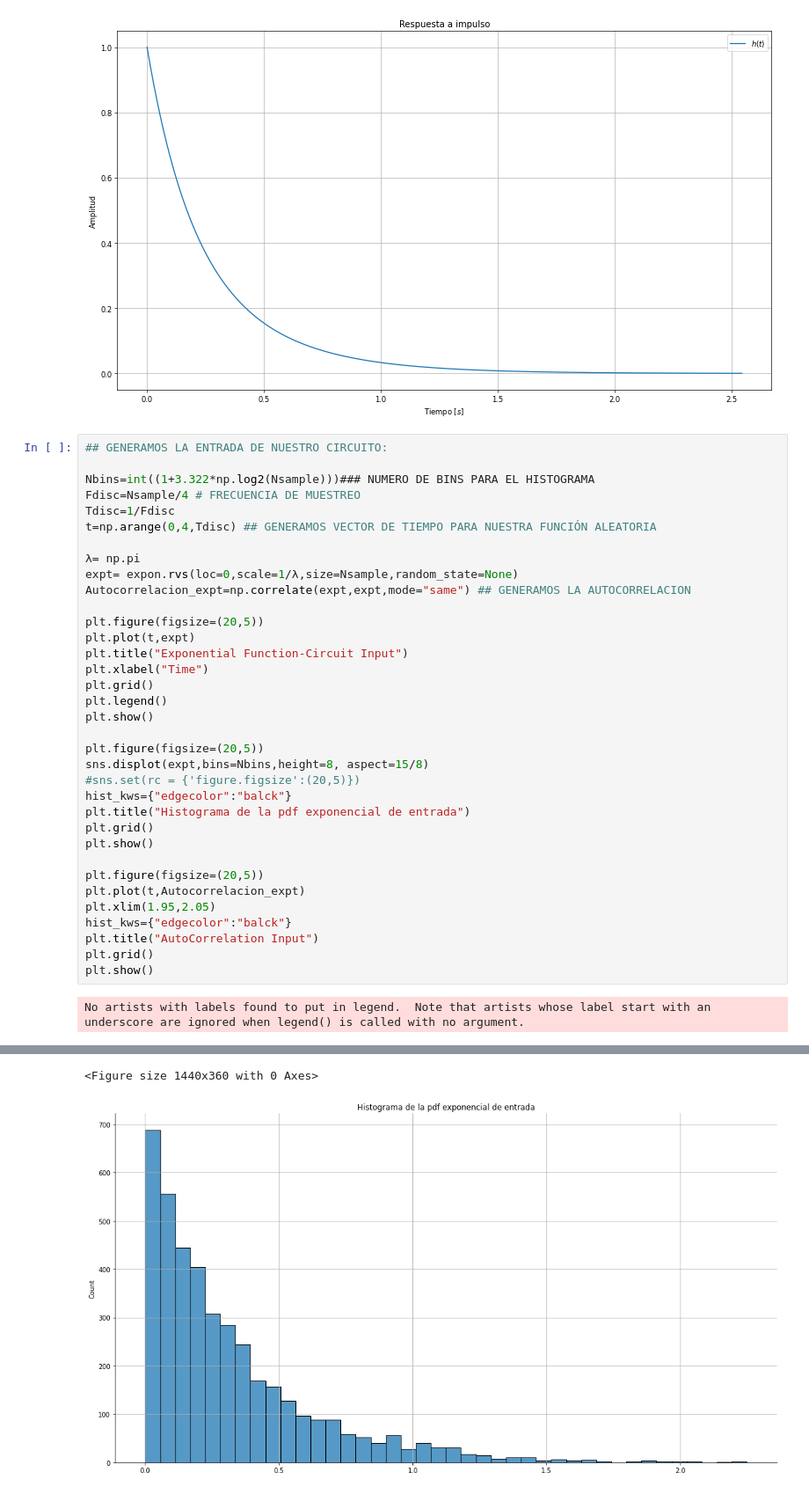
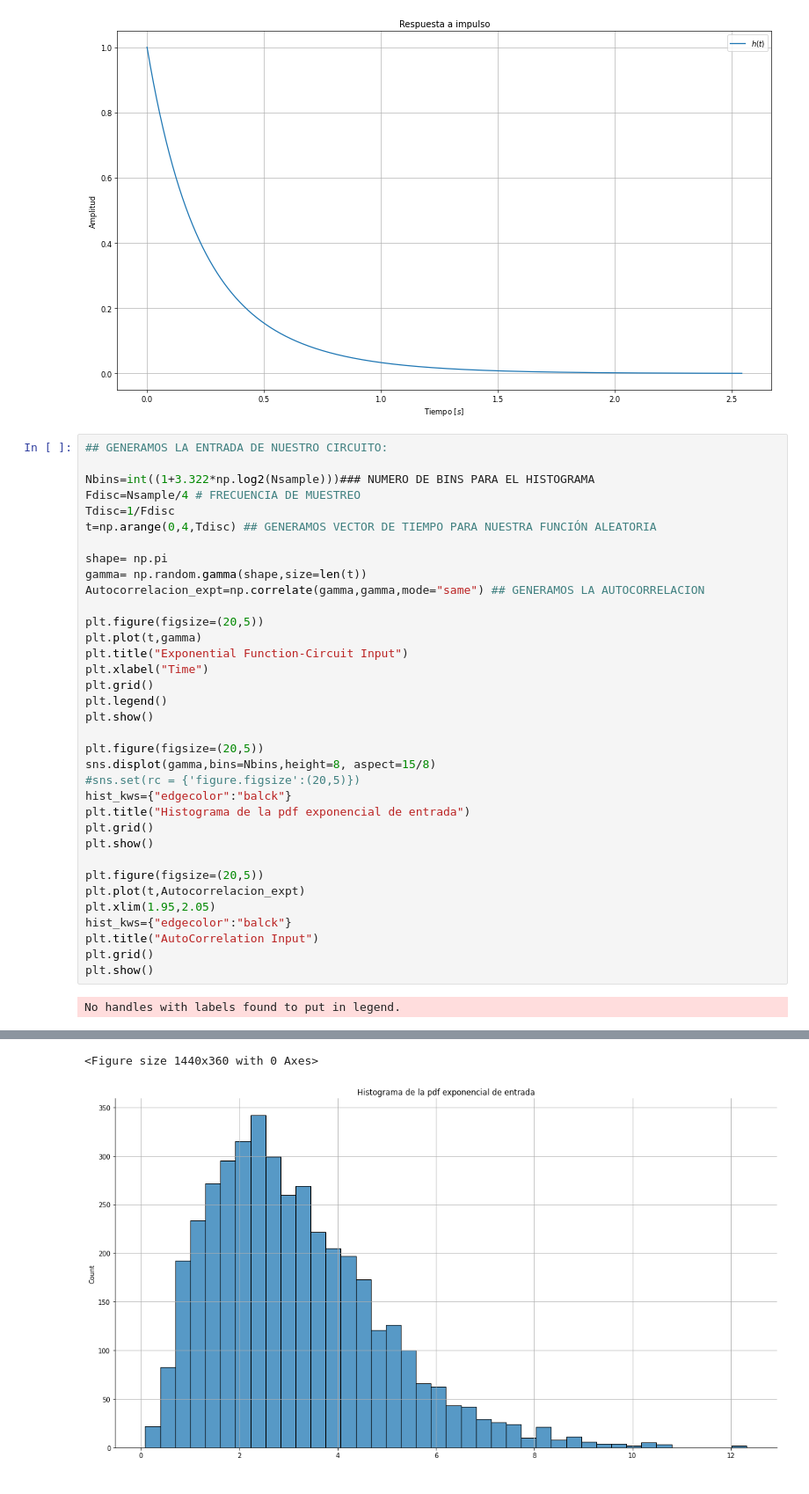
Before and after one commit to deathperminut/Teoria_Se-ales, a Jupyter notebook: Cuadernillos_ipynb_señales/Circuito_Redes.ipynb, the cells around one changed output, grey strips where cells are left out. Shown at 88% size. Saved outputs shown, nothing was run; the diff lists cells and outputs as text.

```diff
--- a/Cuadernillos_ipynb_señales/Circuito_Redes.ipynb
+++ b/Cuadernillos_ipynb_señales/Circuito_Redes.ipynb
@@ -123,12 +132,12 @@ Fdisc=Nsample/4 # FRECUENCIA DE MUESTREO
 Tdisc=1/Fdisc
 t=np.arange(0,4,Tdisc) ## GENERAMOS VECTOR DE TIEMPO PARA NUESTRA FUNCIÓN ALEATORIA
 
-λ= np.pi
-expt= expon.rvs(loc=0,scale=1/λ,size=Nsample,random_state=None)
-Autocorrelacion_expt=np.correlate(expt,expt,mode="same") ## GENERAMOS LA AUTOCORRELACION
+shape= np.pi
+gamma= np.random.gamma(shape,size=len(t))
+Autocorrelacion_expt=np.correlate(gamma,gamma,mode="same") ## GENERAMOS LA AUTOCORRELACION
 
 plt.figure(figsize=(20,5))
-plt.plot(t,expt)
+plt.plot(t,gamma)
 plt.title("Exponential Function-Circuit Input")
 plt.xlabel("Time")
 plt.grid()
@@ -136,7 +145,7 @@ plt.legend()
 plt.show()
 
 plt.figure(figsize=(20,5))
-sns.displot(expt,bins=Nbins,height=8, aspect=15/8)
+sns.displot(gamma,bins=Nbins,height=8, aspect=15/8)
 #sns.set(rc = {'figure.figsize':(20,5)})
 hist_kws={"edgecolor":"balck"}
 plt.title("Histograma de la pdf exponencial de entrada")
@@ -151,4 +160,4 @@ plt.title("AutoCorrelation Input")
 plt.grid()
 plt.show()
 # %% [output]
-No artists with labels found to put in legend.  Note that artists whose label start with an underscore are ignored when legend() is called with no argument.
+No handles with labels found to put in legend.
@@ -156,2 +165,2 @@ No artists with labels found to put in legend.  Note that artists whose label st
 <Figure size 1440x360 with 0 Axes>
-[figure, old version]
+[figure, new version]
```
Also changed, not shown: parts of 19 cells of this notebook, 6 other files.
